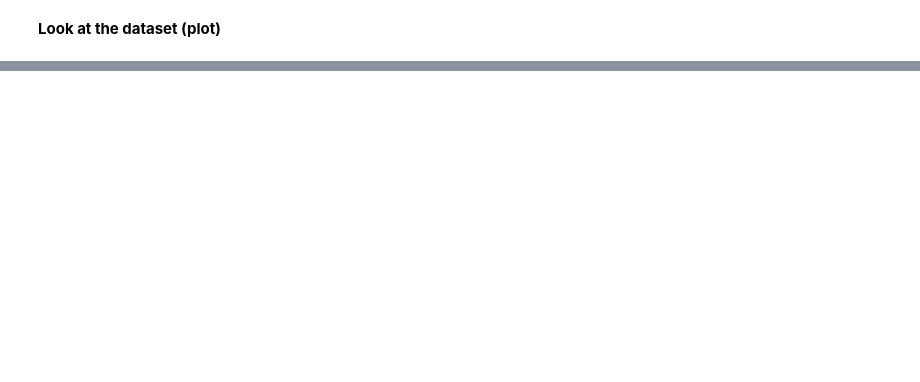
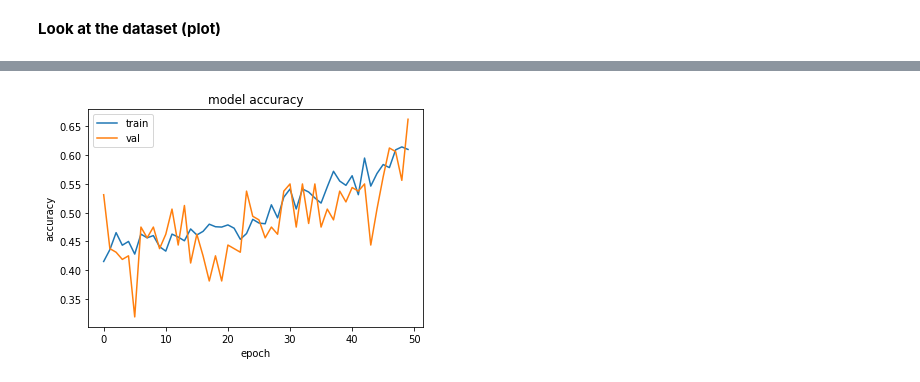
Before and after one commit to bangkit-capstone-0291/model-ml-durable, a Jupyter notebook: baseline_orange_resistance.ipynb, the cells around one changed output, grey strips where cells are left out. Drawn from its saved outputs; the diff is of its cells as text; code cells hidden in the pictures; blank space fills up the shorter version.

Commit message:
Add model using simple CNN

```diff
--- a/baseline_orange_resistance.ipynb
+++ b/baseline_orange_resistance.ipynb
@@ -161,0 +198,18 @@ for categorie in categories:
+# %%
+import tensorflow as tf
+
+model = tf.keras.models.Sequential([
+
+    #menambahkan neural network
+    tf.keras.layers.Conv2D(64, (3,3), activation='relu', input_shape=(100, 100, 3)),
+    tf.keras.layers.MaxPooling2D(2, 2),
+    tf.keras.layers.Conv2D(64, (3,3), activation='relu'),
+    tf.keras.layers.MaxPooling2D(2, 2),
+
+    tf.keras.layers.Flatten(),
+
+    tf.keras.layers.Dense(256, activation='relu'),
+
+    tf.keras.layers.Dense(4, activation='softmax')
+])
+model.summary()
@@ -161,0 +234,13 @@ for categorie in categories:
+# %%
+from tensorflow.keras.optimizers import Adam
+model.compile(loss='categorical_crossentropy',
+              optimizer='Adam',
+              metrics=['accuracy'])
+# %%
+history=model.fit(
+      train_generator,
+      steps_per_epoch=25,
+      epochs=50,
+      validation_data=val_generator,
+      validation_steps=5,
+      verbose=1)
@@ -161,0 +265,12 @@ for categorie in categories:
+# %%
+import keras
+from matplotlib import pyplot as plt
+plt.plot(history.history['accuracy'])
+plt.plot(history.history['val_accuracy'])
+plt.title('model accuracy')
+plt.ylabel('accuracy')
+plt.xlabel('epoch')
+plt.legend(['train', 'val'], loc='upper left')
+plt.show()
+# %% [output]
+[figure, added]
```
Also changed, not shown: parts of 11 cells of this notebook.
